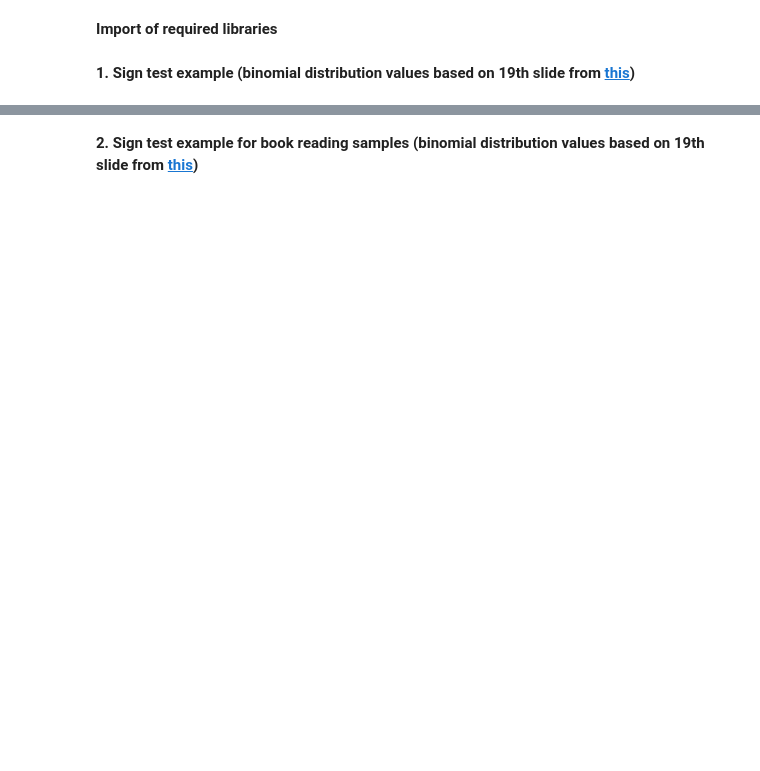
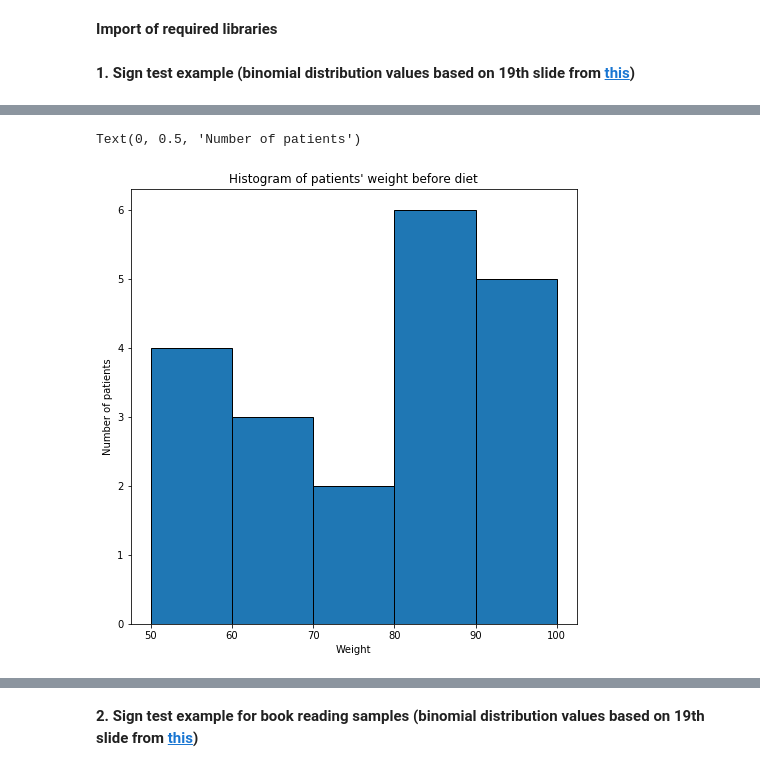
Before and after one commit to Netherwulf/data-science-toolkit, a Jupyter notebook: nonparametric_tests.ipynb, the cells around one changed output, grey strips where cells are left out. Cells and saved outputs as stored; diff of their text form; code cells hidden in the pictures; blank space fills up the shorter version.

```diff
--- a/nonparametric_tests.ipynb
+++ b/nonparametric_tests.ipynb
@@ -111,0 +118,12 @@ Text(0, 0.5, 'Patient weight')
+# %%
+# histogram of the first sample
+plt.hist(w1, bins=[50, 60, 70, 80, 90, 100], ec='black')
+fig_size = plt.rcParams["figure.figsize"]
+fig_size[0] = 8
+fig_size[1] = 8
+plt.title('Histogram of patients\' weight before diet')
+plt.xlabel('Weight')
+plt.ylabel('Number of patients')
+# %% [output]
+Text(0, 0.5, 'Number of patients')
+[figure, added]
```
Also changed, not shown: parts of 5 cells of this notebook.
